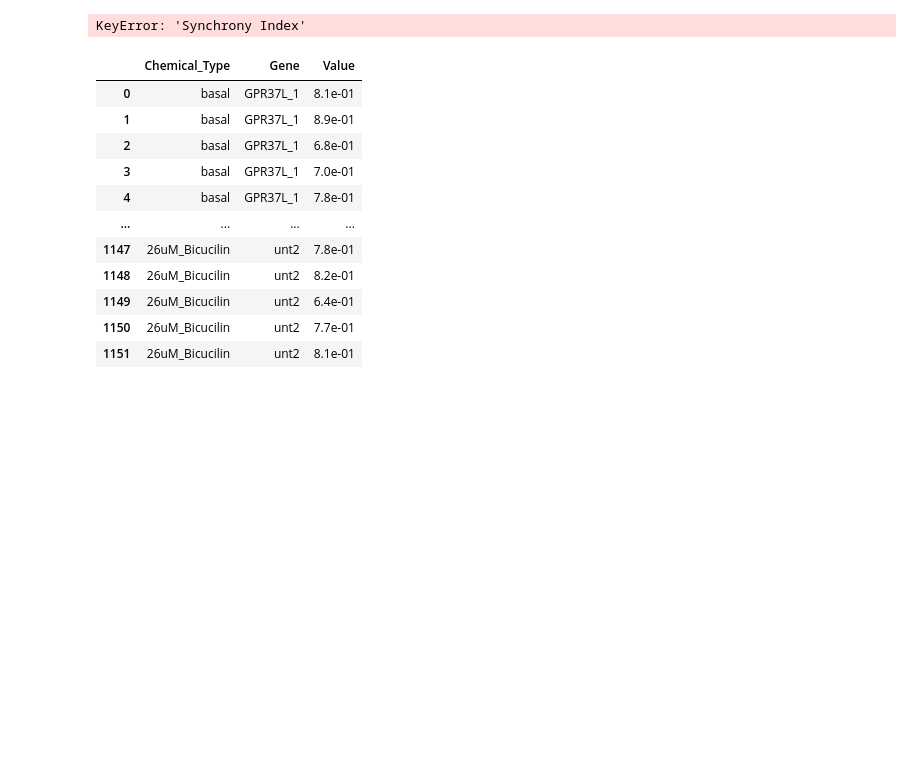
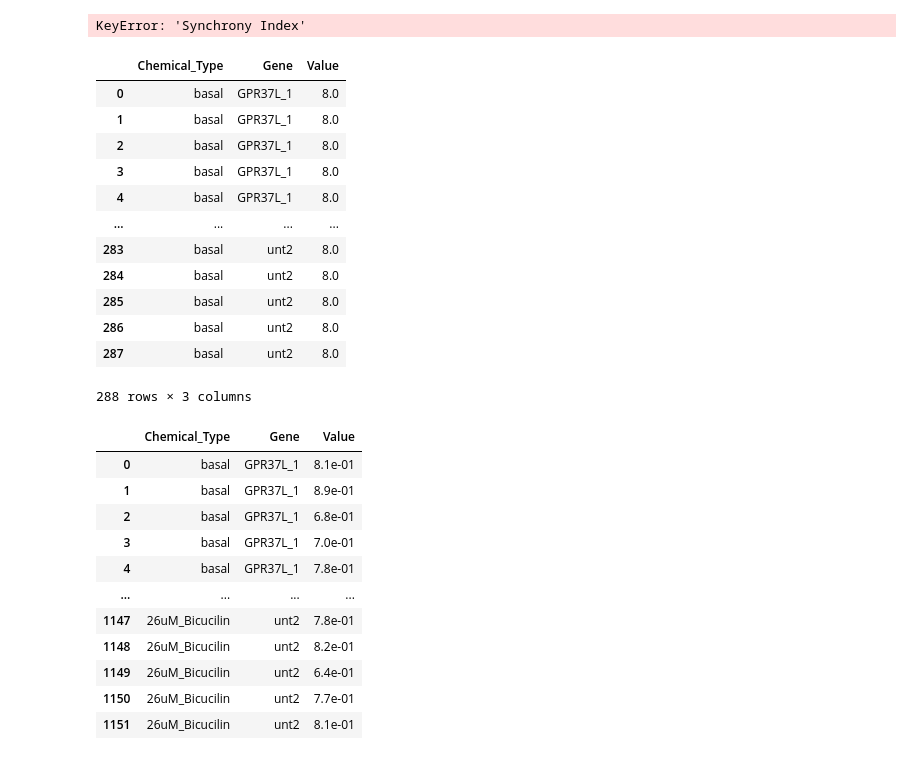
Before and after one commit to poojaparameswaran99/MEA_analysis, a Jupyter notebook: analysis/two_way_ANOVA_test.ipynb, the cells around one changed output. Drawn from its saved outputs; the diff is of its cells as text; code cells hidden in the pictures; blank space fills up the shorter version.

```diff
--- a/analysis/two_way_ANOVA_test.ipynb
+++ b/analysis/two_way_ANOVA_test.ipynb
@@ -246,6 +246,22 @@ def melt_df_Long(df):
 
 for test_param, table in TestParams_dict_imputed.items():
     TestParams_dict_imputed[test_param] = melt_df_Long(table)
+# %%
+TestParams_dict_imputed[test_param]
+# %% [output]
+|  | Chemical_Type | Gene | Value |
+| 0 | basal | GPR37L_1 | 8.0 |
+| 1 | basal | GPR37L_1 | 8.0 |
+| 2 | basal | GPR37L_1 | 8.0 |
+| 3 | basal | GPR37L_1 | 8.0 |
+| 4 | basal | GPR37L_1 | 8.0 |
+| ... | ... | ... | ... |
+| 283 | basal | unt2 | 8.0 |
+| 284 | basal | unt2 | 8.0 |
+| 285 | basal | unt2 | 8.0 |
+| 286 | basal | unt2 | 8.0 |
+| 287 | basal | unt2 | 8.0 |
+288 rows × 3 columns
 # %%
 ## REMOVE UNT1
 for testparam, table in TestParams_dict_imputed.items():
```
Also changed, not shown: parts of 1 cell of this notebook, 2 other files.
